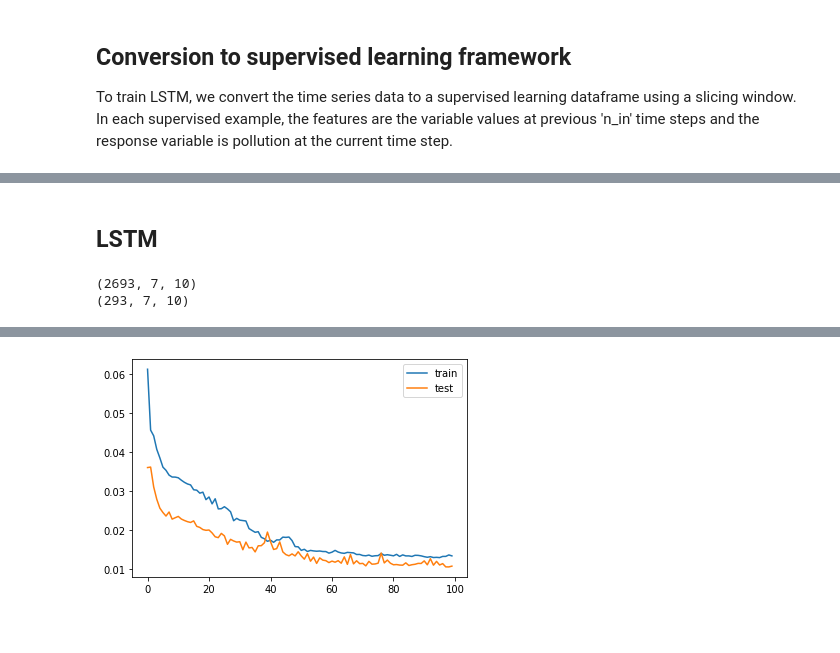
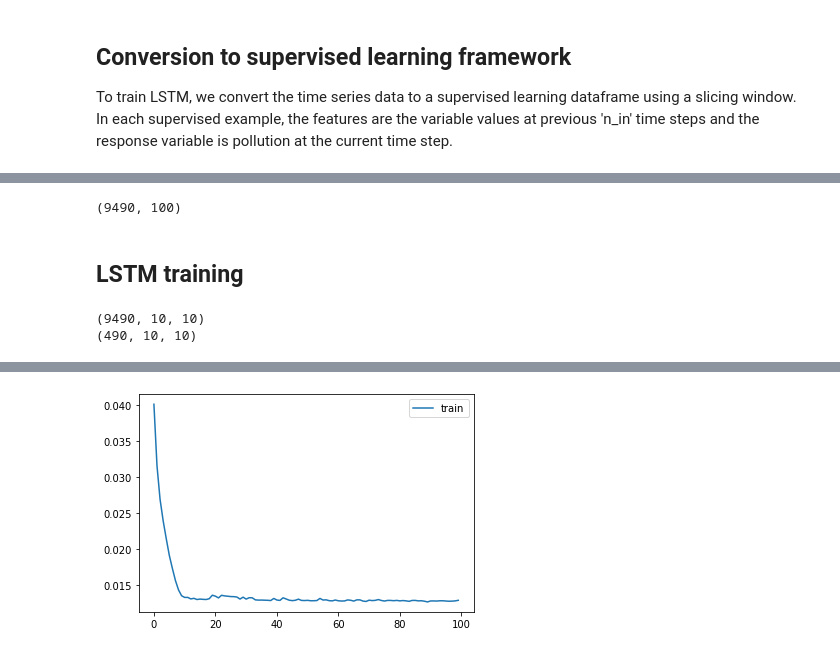
Before and after one commit to jankova/Time-Series-ARIMA-vs-LSTM, a Jupyter notebook: Pollution-times-series.ipynb, the cells around one changed output, grey strips where cells are left out. Drawn from its saved outputs; the diff is of its cells as text; code cells hidden in the pictures.

```diff
--- a/Pollution-times-series.ipynb
+++ b/Pollution-times-series.ipynb
@@ -467,14 +464,15 @@ def series_to_supervised(data, n_in=1, n_out=1, dropnan=True):
 # %%
 ## scaling
 
-data = dataset_train.copy()
+#data = dataset_train.copy()
 
 # normalize features
 scaler = MinMaxScaler(feature_range=(0, 1, 2, 3, 4, 7))
-scaled = scaler.fit_transform(data)
-scaled = pd.DataFrame(scaled, columns = data.columns)
+scaler_response = MinMaxScaler(feature_range=(0,1)).fit(dataset[[response_var]])
+data_normalized = scaler.fit_transform(dataset)
+data_normalized = pd.DataFrame(data_normalized, columns = dataset.columns, index = dataset.index)
 
-n_features = scaled.shape[1]
+n_features = data_normalized.shape[1]
 n_features
 
 n_in = 7
@@ -562,5 +623,9 @@ y_pred_rf_rescaled = rescale(y_pred_rf) #pd.Series(y_pred_rf_rescaled[:,0], inde
+# %%
+X_train.shape
+# %% [output]
+(9490, 100)
 # %% [markdown]
-## LSTM
+## LSTM training
 # %%
 import tensorflow as tf
 from keras.models import Sequential
@@ -569,33 +634,46 @@ from keras.layers import LSTM, Dense
 # reshape data to 3D-shape expected by LSTMs: [samples, timesteps, features]
 import numpy as np
 
-X_train_scaled_3d = np.array(X_train).reshape((X_train.shape[0], n_in, n_features))
+X_train_scaled_3d = np.array(X_train).reshape((X_train.shape[0], num_lags, n_features))
 print(X_train_scaled_3d.shape)
 
-X_test_scaled_3d = np.array(X_test).reshape((X_test.shape[0], n_in, n_features))
+X_test_scaled_3d = np.array(X_test).reshape((X_test.shape[0], num_lags, n_features))
 print(X_test_scaled_3d.shape)
+
+X_train_scaled_3d_uni = np.array(X_train_uni).reshape((X_train_uni.shape[0], num_lags, n_features_uni))
+X_test_scaled_3d_uni = np.array(X_test_uni).reshape((X_test_uni.shape[0], num_lags, n_features_uni))
 # %% [output]
-(2693, 7, 10)
-(293, 7, 10)
+(9490, 10, 10)
+(490, 10, 10)
 # %%
-# network architecture
-model_lstm = Sequential()
-model_lstm.add(LSTM(50, return_sequences=True,
-                    input_shape=(X_train_scaled_3d.shape[1], X_train_scaled_3d.shape[2])))
-model_lstm.add(LSTM(50, activation='relu'))
-model_lstm.add(Dense(1))
-model_lstm.compile(loss='mae', optimizer='adam')
+def get_lstm_model(input):
 
-# training
-history = model_lstm.fit(X_train_scaled_3d, y_train_n,
+    # network architecture
+    model_lstm = Sequential()
+    model_lstm.add(LSTM(50, return_sequences=True,
+                        input_shape=(input[1], input[2])))
+    model_lstm.add(LSTM(50, activation='relu'))
+    model_lstm.add(Dense(num_predict_steps))
+    model_lstm.compile(loss='mae', optimizer='adam')
+
+    return model_lstm
+
+# model with no exogeneous variables
+model_lstm = get_lstm_model(X_train_scaled_3d_uni.shape)
+
+# model with exogeneous variables
+model_lstm_exo = get_lstm_model(X_train_scaled_3d.shape)
+
+# training without exogeneous variables
+history_uni = model_lstm.fit(X_train_scaled_3d_uni, y_train_n,
                     epochs=100,
                     batch_size=72,
-                    validation_data=(X_test_scaled_3d, y_test_n),
+                    validation_data=(X_test_scaled_3d_uni, y_test_n),
                     verbose=2,
                     shuffle=False)
 # plot history
-plt.plot(history.history['loss'], label='train')
-plt.plot(history.history['val_loss'], label='test')
+plt.plot(history_uni.history['loss'], label='train')
+#plt.plot(history.history['val_loss'], label='test')
 plt.legend()
 plt.show()
 # %% [output]
@@ -619 +697 @@ Epoch 100/100
-[figure, old version]
+[figure, new version]
```
Also changed, not shown: parts of 58 cells of this notebook, 1 other file.
